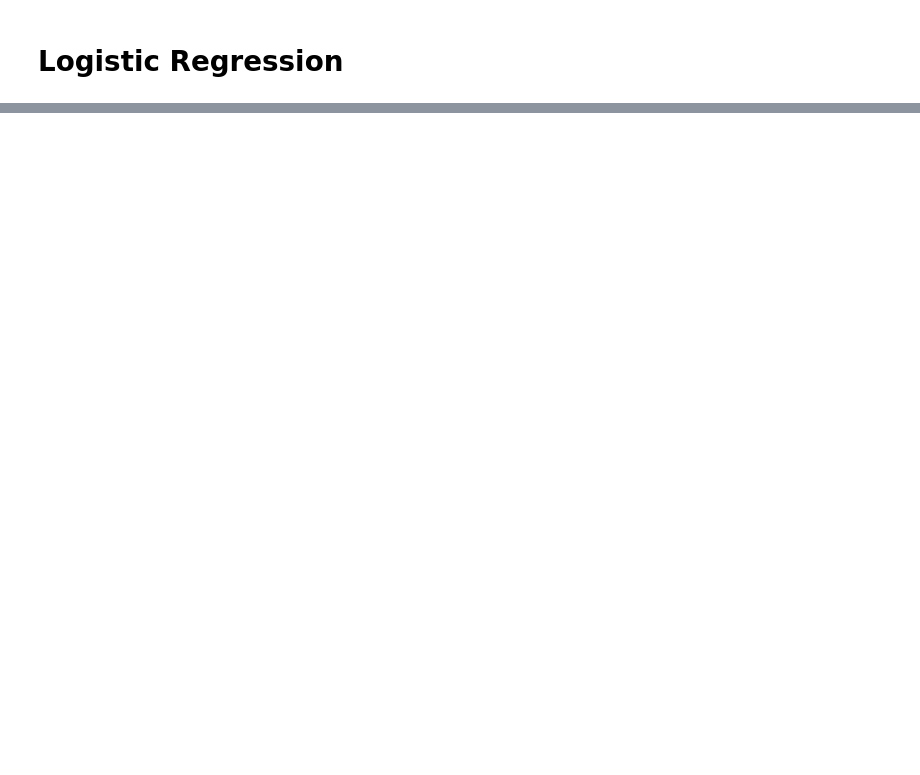
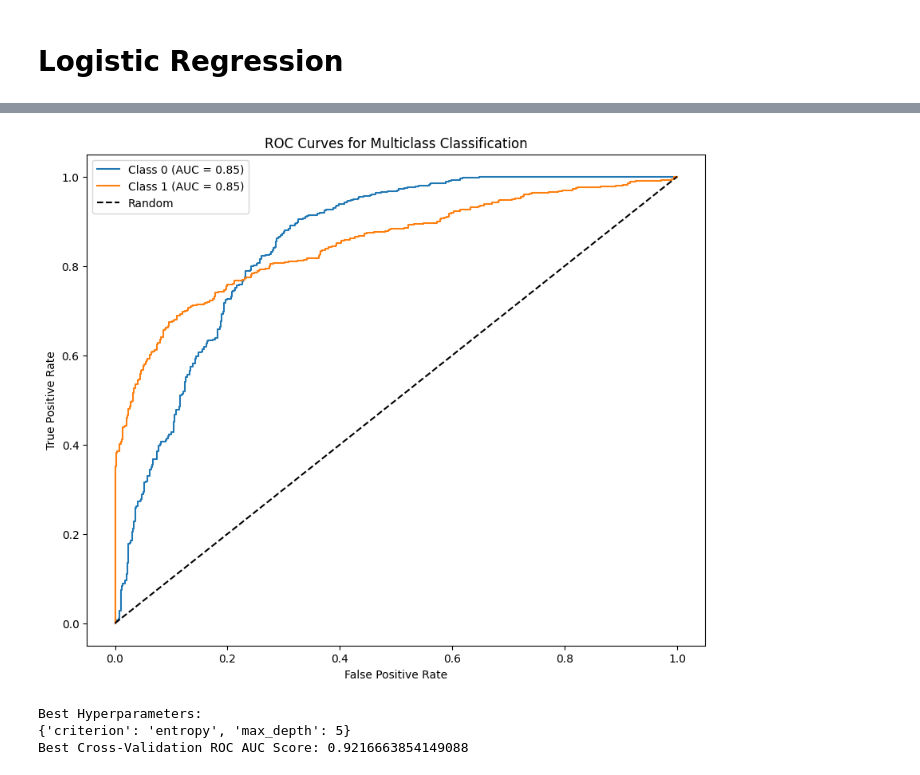
Before and after one commit to AshminJayson/calpine-sql-handson, a Jupyter notebook: ML/machine_learning.ipynb, the cells around one changed output, grey strips where cells are left out. Drawn from its saved outputs; the diff is of its cells as text; code cells hidden in the pictures; blank space fills up the shorter version.

```diff
--- a/ML/machine_learning.ipynb
+++ b/ML/machine_learning.ipynb
@@ -291,14 +488,60 @@ plt.show()
 # %%
 # The ROC (Receiver Operating Characteristic) curves plotted above represent the performance of the Logistic Regression model for each class in a one-vs-rest manner. Each curve shows the trade-off between the True Positive Rate (sensitivity) and the False Positive Rate for different threshold values. The area under each curve (AUC) quantifies the overall ability of the model to discriminate between the positive class and the negative class. An AUC of 1 indicates perfect classification, while an AUC of 0.5 suggests no discriminative power (random guessing). The closer the ROC curve is to the top-left corner, the better the model's performance for that class.
+# %%
+# Create synthetic dataset and plot the ROC curves
+from sklearn.datasets import make_classification
+from sklearn.linear_model import LogisticRegression
+from sklearn.model_selection import train_test_split
+from sklearn.metrics import roc_auc_score, roc_curve
+import matplotlib.pyplot as plt
+import numpy as np
+# Generate a synthetic dataset
+X, y = make_classification(n_samples=5000, n_features=20, n_informative=8, n_redundant=3,
+                            n_classes=2, random_state=42)
+
+# Split the dataset into training and testing sets
+X_train, X_test, y_train, y_test = train_test_split(X, y,
+                                                    test_size=0.2, random_state=42)
+# Create and train the Logistic Regression model
+model = LogisticRegression(max_iter=200)
+model.fit(X_train, y_train)
+# Predict probabilities on the test set
+y_probs = model.predict_proba(X_test)
+# Plot ROC curves for each class
+plt.figure(figsize=(10, 8))
+for i in range(2):
+    # Convert to binary classification (one class vs rest)
+    y_test_binary = (y_test == i).astype(int)
+    y_probs_binary = y_probs[:, i]
+
+    fpr, tpr, _ = roc_curve(y_test_binary, y_probs_binary)
+    auc_class = roc_auc_score(y_test_binary, y_probs_binary)
+
+    plt.plot(fpr, tpr, label=f'Class {i} (AUC = {auc_class:.2f})')
+plt.plot([0, 1], [0, 1], 'k--', label='Random')
+plt.xlabel('False Positive Rate')
+plt.ylabel('True Positive Rate')
+plt.title('ROC Curves for Multiclass Classification')
+plt.legend()
+plt.show()
+# %% [output]
+[figure, added]
 # %%
 # Hyperparameter tuning with GridSearchCV
 
 from sklearn.model_selection import GridSearchCV
 # Define the parameter grid
+
+model = DecisionTreeClassifier()
+model.fit(X_train, y_train)
+
+# Predict on the test set
+y_pred = model.predict(X_test)
+
 param_grid = {
-    'C': [0.01, 0.1, 1, 10, 100],
-    'solver': ['liblinear', 'lbfgs'],
-    'max_iter': [100, 200, 300]
+    'criterion': ['gini', 'entropy'],
+    # 'splitter': ['best', 'random'],
+    'max_depth': [None, 2, 5, 10, 15],
 }
 
 grid_search = GridSearchCV(model, param_grid, cv=5, scoring='roc_auc_ovr')
@@ -307,3 +550,7 @@ grid_search.fit(X_train, y_train)
 print("Best Hyperparameters:")
 print(grid_search.best_params_)
 print(f"Best Cross-Validation ROC AUC Score: {grid_search.best_score_}")
+# %% [output]
+Best Hyperparameters:
+{'criterion': 'entropy', 'max_depth': 5}
+Best Cross-Validation ROC AUC Score: 0.9216663854149088
```
Also changed, not shown: parts of 13 cells of this notebook, 3 other files.
